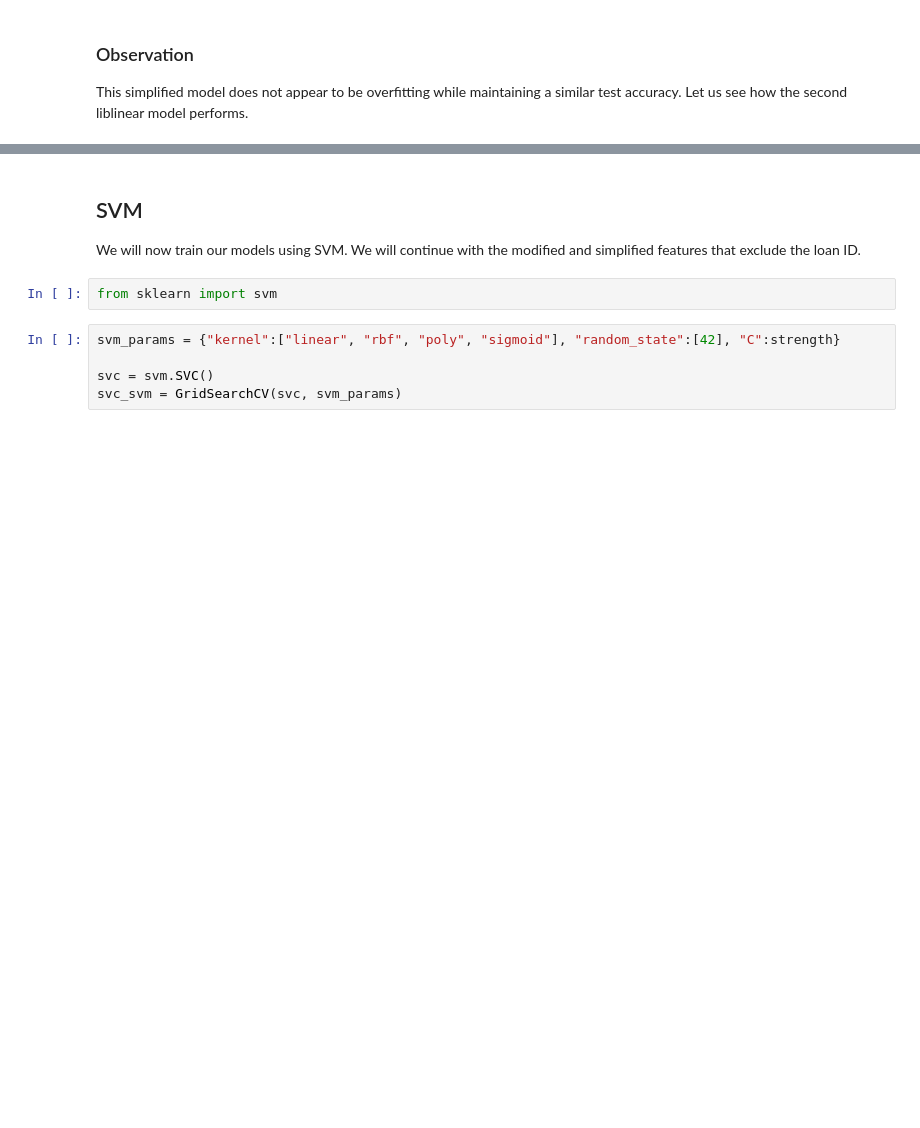
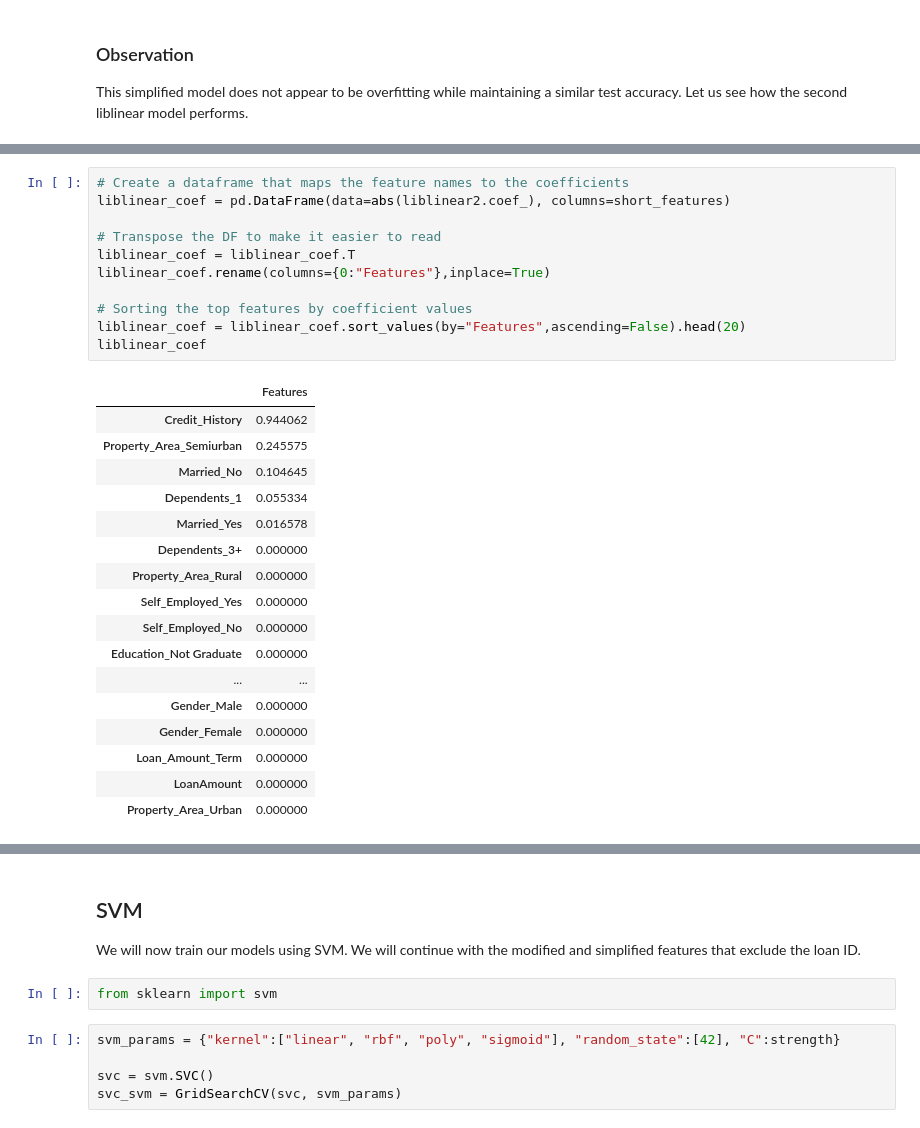
Before and after one commit to SLyubar/machinelearning, a Jupyter notebook: Final Project.ipynb, the cells around one changed output, grey strips where cells are left out. Cells and saved outputs as stored; diff of their text form; blank space fills up the shorter version.

```diff
--- a/Final Project.ipynb
+++ b/Final Project.ipynb
@@ -607,0 +662,29 @@ Testing Accuracy: 0.7783783783783784
+# %%
+# Create a dataframe that maps the feature names to the coefficients
+liblinear_coef = pd.DataFrame(data=abs(liblinear2.coef_), columns=short_features)
+
+# Transpose the DF to make it easier to read
+liblinear_coef = liblinear_coef.T
+liblinear_coef.rename(columns={0:"Features"},inplace=True)
+
+# Sorting the top features by coefficient values
+liblinear_coef = liblinear_coef.sort_values(by="Features",ascending=False).head(20)
+liblinear_coef
+# %% [output]
+|  | Features |
+| Credit_History | 0.944062 |
+| Property_Area_Semiurban | 0.245575 |
+| Married_No | 0.104645 |
+| Dependents_1 | 0.055334 |
+| Married_Yes | 0.016578 |
+| Dependents_3+ | 0.000000 |
+| Property_Area_Rural | 0.000000 |
+| Self_Employed_Yes | 0.000000 |
+| Self_Employed_No | 0.000000 |
+| Education_Not Graduate | 0.000000 |
+| ... | ... |
+| Gender_Male | 0.000000 |
+| Gender_Female | 0.000000 |
+| Loan_Amount_Term | 0.000000 |
+| LoanAmount | 0.000000 |
+| Property_Area_Urban | 0.000000 |
```
Also changed, not shown: parts of 55 cells of this notebook.
